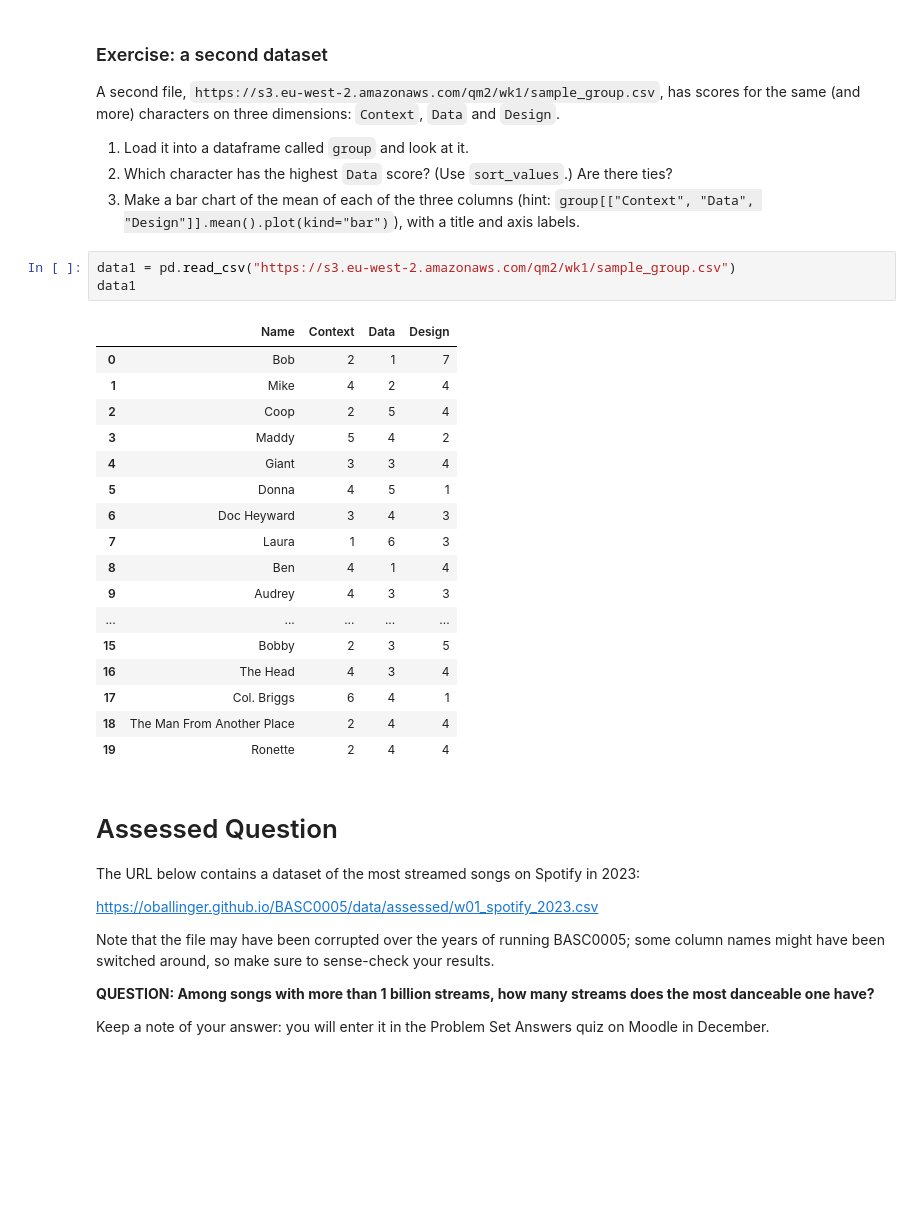
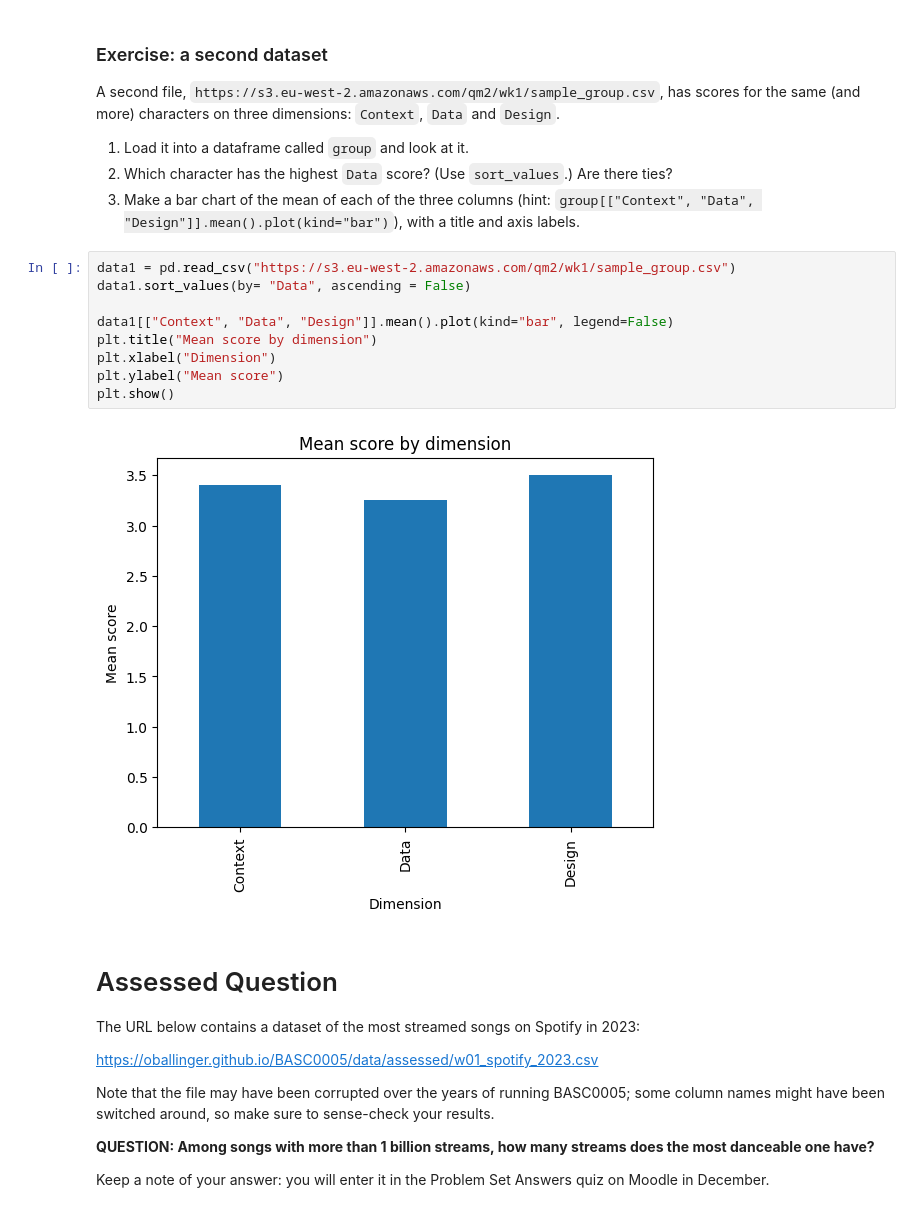
Before and after one commit to boscof0715-commits/Basc0005, a Jupyter notebook: notebooks/W01. Python Recap.ipynb, the cells around one changed output. Saved outputs shown, nothing was run; the diff lists cells and outputs as text; blank space fills up the shorter version.

```diff
--- a/notebooks/W01. Python Recap.ipynb
+++ b/notebooks/W01. Python Recap.ipynb
@@ -269,25 +269,15 @@ A second file, `https://s3.eu-west-2.amazonaws.com/qm2/wk1/sample_group.csv`, ha
 3. Make a bar chart of the mean of each of the three columns (hint: `group[["Context", "Data", "Design"]].mean().plot(kind="bar")`), with a title and axis labels.
 # %%
 data1 = pd.read_csv("https://s3.eu-west-2.amazonaws.com/qm2/wk1/sample_group.csv")
-data1
+data1.sort_values(by= "Data", ascending = False)
+
+data1[["Context", "Data", "Design"]].mean().plot(kind="bar", legend=False)
+plt.title("Mean score by dimension")
+plt.xlabel("Dimension")
+plt.ylabel("Mean score")
+plt.show()
 # %% [output]
-|  | Name | Context | Data | Design |
-| 0 | Bob | 2 | 1 | 7 |
-| 1 | Mike | 4 | 2 | 4 |
-| 2 | Coop | 2 | 5 | 4 |
-| 3 | Maddy | 5 | 4 | 2 |
-| 4 | Giant | 3 | 3 | 4 |
-| 5 | Donna | 4 | 5 | 1 |
-| 6 | Doc Heyward | 3 | 4 | 3 |
-| 7 | Laura | 1 | 6 | 3 |
-| 8 | Ben | 4 | 1 | 4 |
-| 9 | Audrey | 4 | 3 | 3 |
-| ... | ... | ... | ... | ... |
-| 15 | Bobby | 2 | 3 | 5 |
-| 16 | The Head | 4 | 3 | 4 |
-| 17 | Col. Briggs | 6 | 4 | 1 |
-| 18 | The Man From Another Place | 2 | 4 | 4 |
-| 19 | Ronette | 2 | 4 | 4 |
+[figure, added]
 # %% [markdown]
 # Assessed Question
 
```
Also changed, not shown: parts of 1 cell of this notebook.
